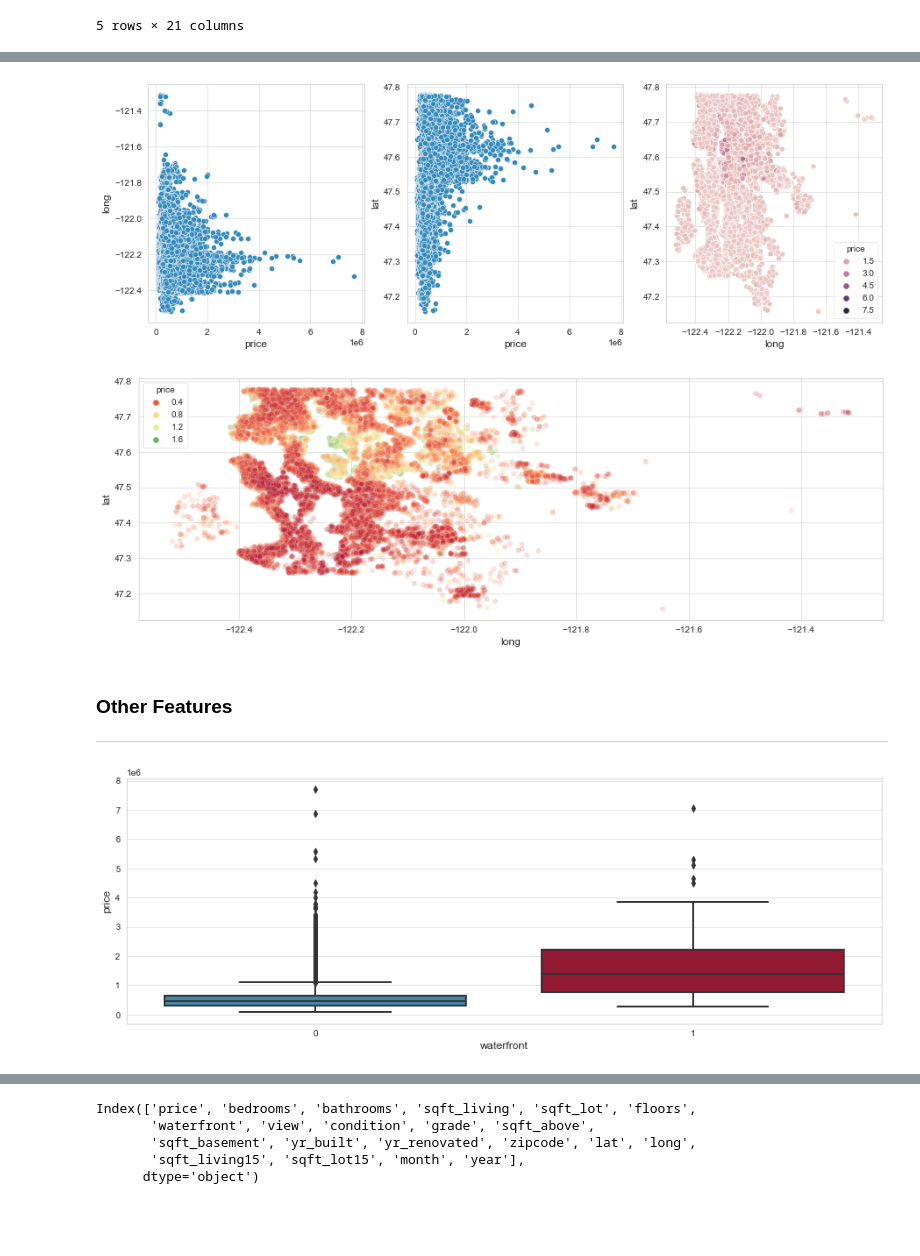
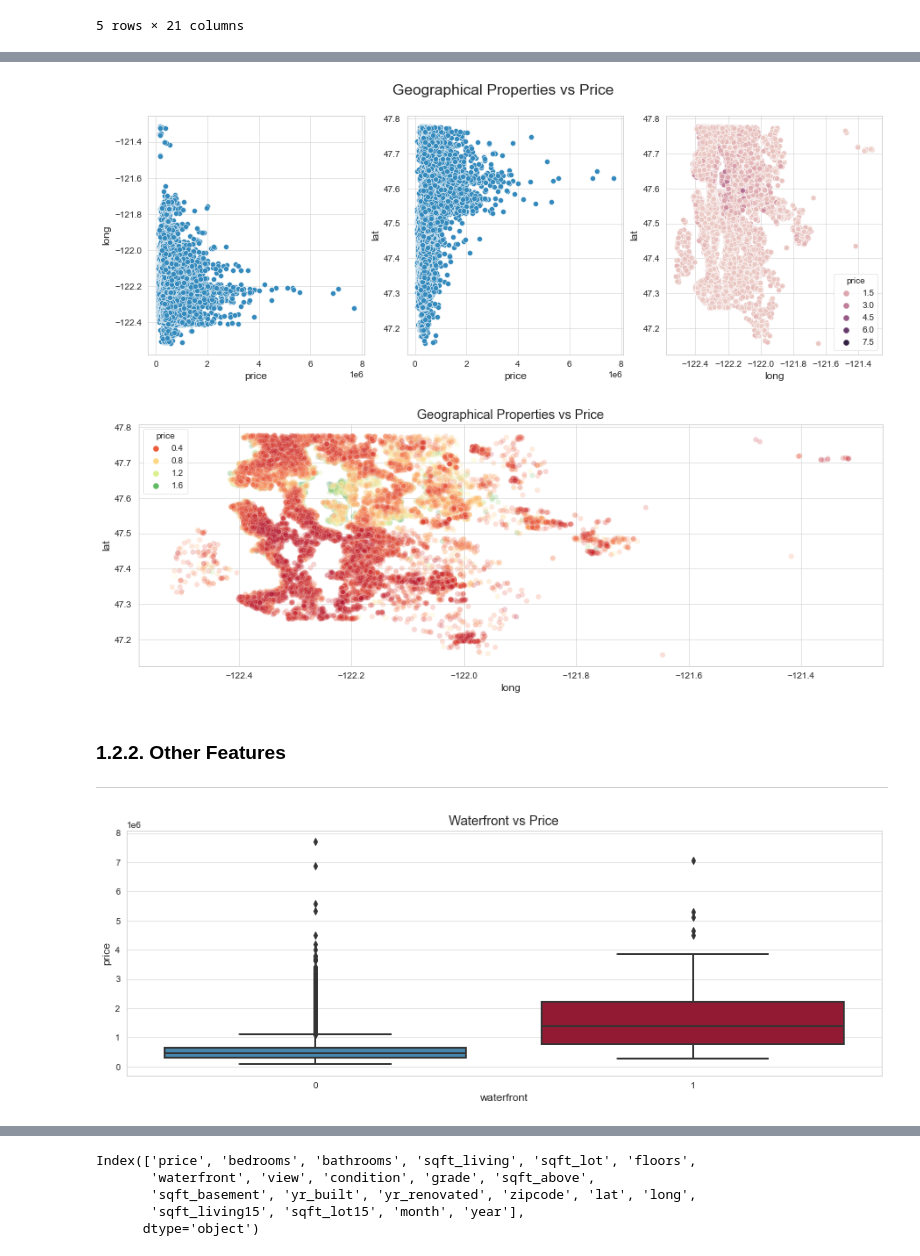
Before and after one commit to nw-kusuma/Big-Data-Class, a Jupyter notebook: BD08-ANN/HousesPrices-ANNs.ipynb, the cells around one changed output, grey strips where cells are left out. Cells and saved outputs as stored; diff of their text form; code cells hidden in the pictures; blank space fills up the shorter version.

```diff
--- a/BD08-ANN/HousesPrices-ANNs.ipynb
+++ b/BD08-ANN/HousesPrices-ANNs.ipynb
@@ -126,13 +132,15 @@ sns.boxplot(y='price', x='bedrooms', data=df);
 ***
 # %%
 plt.figure(figsize=(15,5))
+plt.suptitle("Geographical Properties vs Price", fontsize='xx-large')
+
 plt.subplot(1, 3, 1)
 sns.scatterplot(x='price', y='long', data=df)
 
 plt.subplot(1, 3, 2)
 sns.scatterplot(x='price', y='lat', data=df)
 
 plt.subplot(1, 3, 3)
 sns.scatterplot(x='long', y='lat', data=df, hue='price');
 # %% [output]
-[figure, old version]
+[figure, new version]
@@ -141,15 +147,19 @@ non_top_1_perc = df.sort_values('price',ascending=False).iloc[216:]
 # %%
+non_top_1_perc = df.sort_values('price',ascending=False).iloc[216:]
+
 plt.figure(figsize=(15,5))
+plt.title("Geographical Properties vs Price")
 sns.scatterplot(x='long', y='lat', data=non_top_1_perc,
                 hue='price', palette='RdYlGn', alpha=0.2);
 # %% [output]
-[figure, old version]
+[figure, new version]
 # %% [markdown]
-### Other Features
+### 1.2.2. Other Features
 ***
 # %%
 plt.figure(figsize=(15,5))
+plt.title("Waterfront vs Price")
 sns.boxplot(x='waterfront',y='price',data=df);
 # %% [output]
-[figure, old version]
+[figure, new version]
 # %% [markdown]
```
Also changed, not shown: parts of 34 cells of this notebook.
